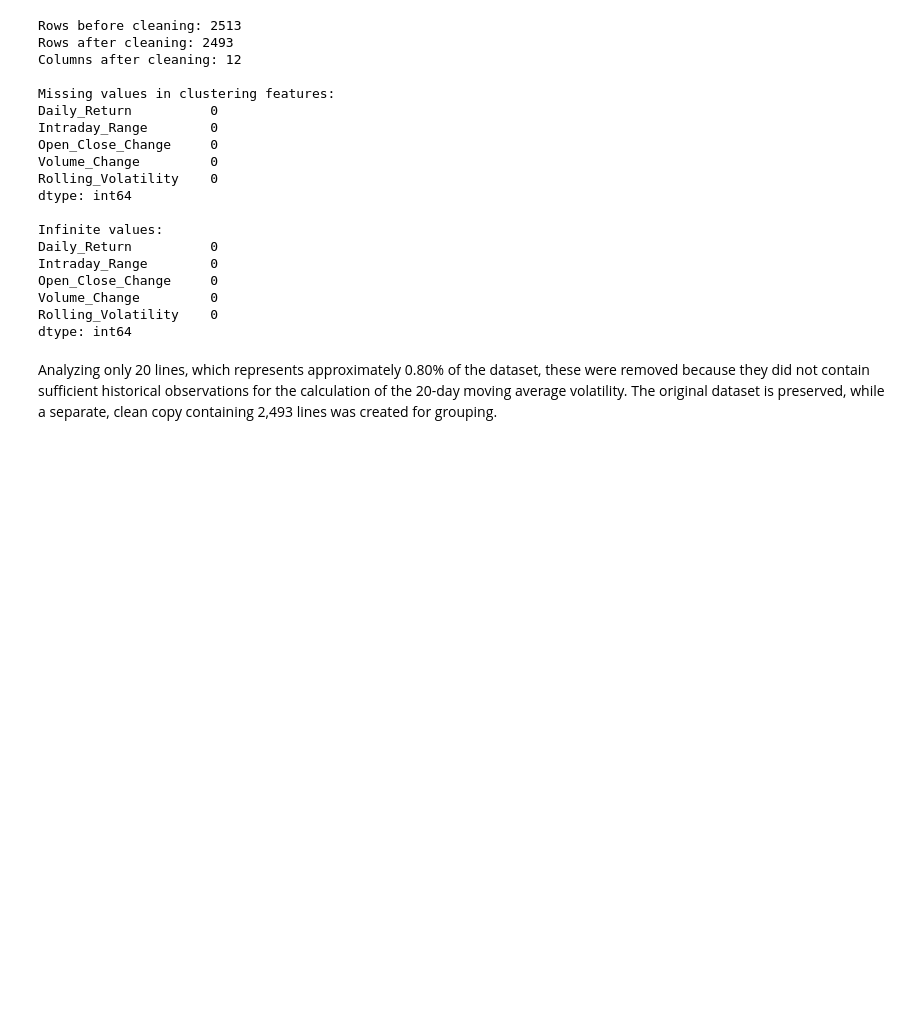
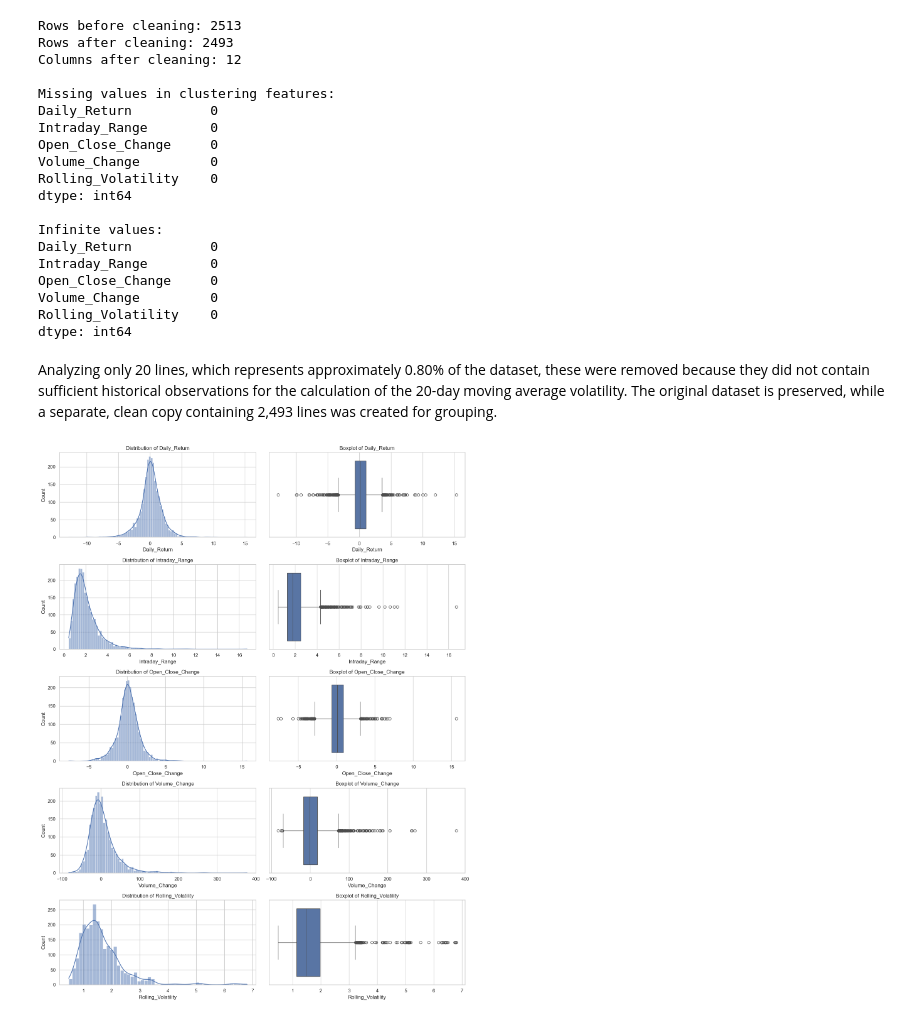
Before and after one commit to 2026228-dev/CA1MLB-2026228, a Jupyter notebook: AAPL.ipynb, the cells around one changed output. Saved outputs shown, nothing was run; the diff lists cells and outputs as text; code cells hidden in the pictures; blank space fills up the shorter version.

```diff
--- a/AAPL.ipynb
+++ b/AAPL.ipynb
@@ -477,3 +476,29 @@ Rolling_Volatility    0
 dtype: int64
 # %% [markdown]
 Analyzing only 20 lines, which represents approximately 0.80% of the dataset, these were removed because they did not contain sufficient historical observations for the calculation of the 20-day moving average volatility. The original dataset is preserved, while a separate, clean copy containing 2,493 lines was created for grouping.
+# %%
+fig, axes = plt.subplots(
+    nrows=len(feature_columns),
+    ncols=2,
+    figsize=(14, 18)
+)
+
+for i, column in enumerate(feature_columns):
+
+    sns.histplot(
+        clustering_data[column],
+        kde=True,
+        ax=axes[i, 0]
+    )
+    axes[i, 0].set_title(f"Distribution of {column}")
+
+    sns.boxplot(
+        x=clustering_data[column],
+        ax=axes[i, 1]
+    )
+    axes[i, 1].set_title(f"Boxplot of {column}")
+
+plt.tight_layout()
+plt.show()
+# %% [output]
+[figure, added]
```
Also changed, not shown: parts of 14 cells of this notebook, 1 other file.
